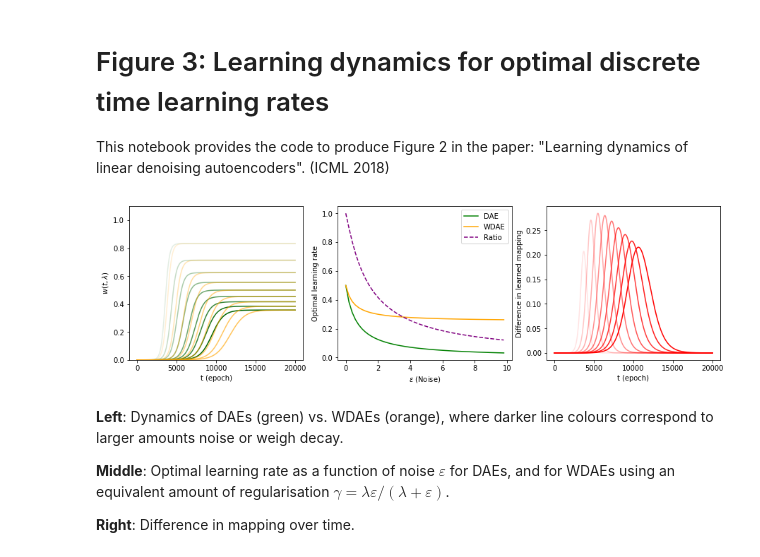
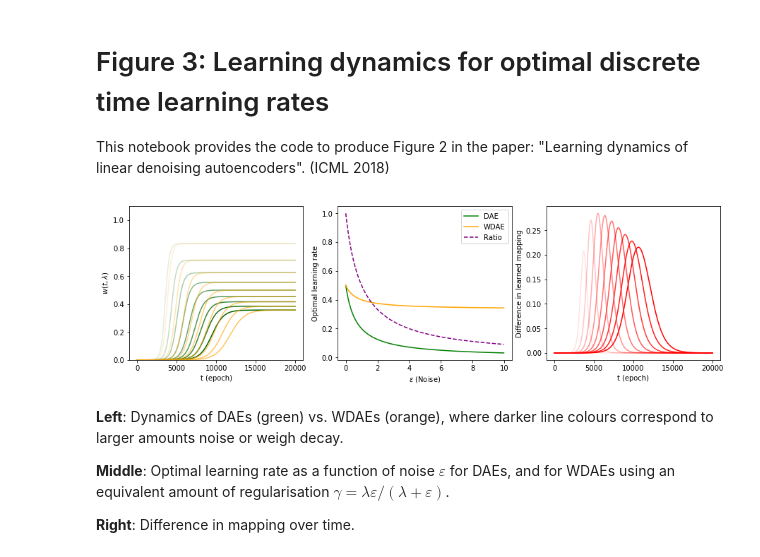
Before and after one commit to arnupretorius/lindaedynamics_icml2018, a Jupyter notebook: Figure_3_dynamics_for_optimal_learning_rates.ipynb, the cells around one changed output. Saved outputs shown, nothing was run; the diff lists cells and outputs as text; code cells hidden in the pictures.

```diff
--- a/Figure_3_dynamics_for_optimal_learning_rates.ipynb
+++ b/Figure_3_dynamics_for_optimal_learning_rates.ipynb
@@ -40,37 +40,38 @@ for v, a in zip(var, alphas):
 
 
 reg = var*l/(var+l)
 lrs = 0.005*((l + var)/(2*l*(l + 2*var)))
 for r, lr in zip(reg, lrs):
     dyns = dae_learning_dynamics(l, 0, r, 1, 20000, lr)
     reg_dyns.append(dyns)
     ax1.plot(dyns, c='orange', alpha=r, label='Weigh decay')
 
 # plot optimal learning rates
-var = np.arange(0, 10, 0.2)
+var = np.arange(0, 10, 0.02)
 ax2.set_ylabel('Optimal learning rate')
 
 # compute optimal learning rates
 dae_lr = 1/(2*l+3*var)
-aewd_lr = (l+var)/(2*l*l + 4*var*l)
-ratio = (2*(l + (l*var)/(l+var)))/(2*l+3*var)
+eq_gamma = l*var/(l+var)
+aewd_lr = 1/(2*l + eq_gamma)
+ratio = (2*l + eq_gamma)/(2*l + 3*var)
 
 # plot learning rates
 ax2.plot(var, dae_lr, label='DAE', c='green')
 ax2.plot(var, aewd_lr, label='WDAE', c='orange')
 ax2.plot(var, ratio, label='Ratio', c='purple', ls='dashed')
 ax2.set_xlabel(r'$\varepsilon$ (Noise)')
 ax2.legend()
 
 # plot training time differences
 for i in range(10):
     diff_dyns = np.array(noise_dyns[i]) - np.array(reg_dyns[i])
     ax3.plot(diff_dyns, alpha=alphas[i], c='red')
 ax3.set_xlabel('t (epoch)')
 ax3.set_ylabel('Difference in learned mapping')
 plt.show()
 # %% [output]
-[figure, old version]
+[figure, new version]
 # %% [markdown]
 **Left**: Dynamics of DAEs (green) vs. WDAEs (orange), where darker line colours correspond to larger amounts noise or weigh decay.
 
```
Also changed, not shown: 1 other file.
